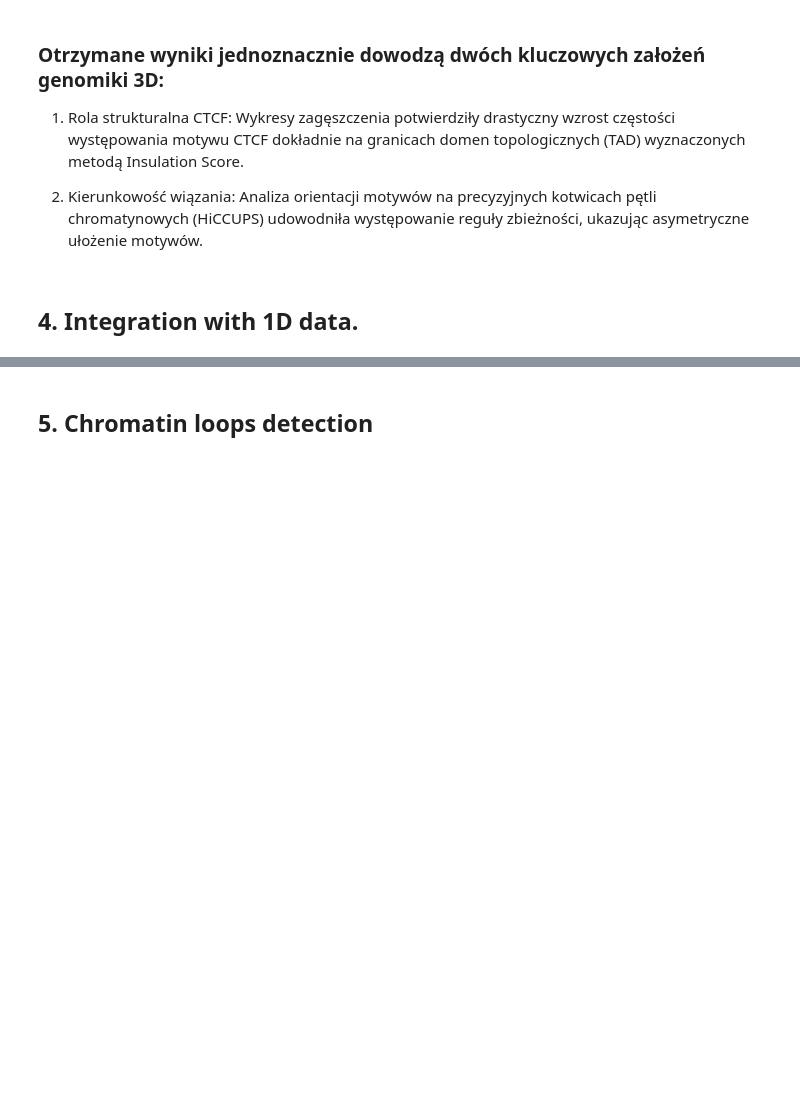
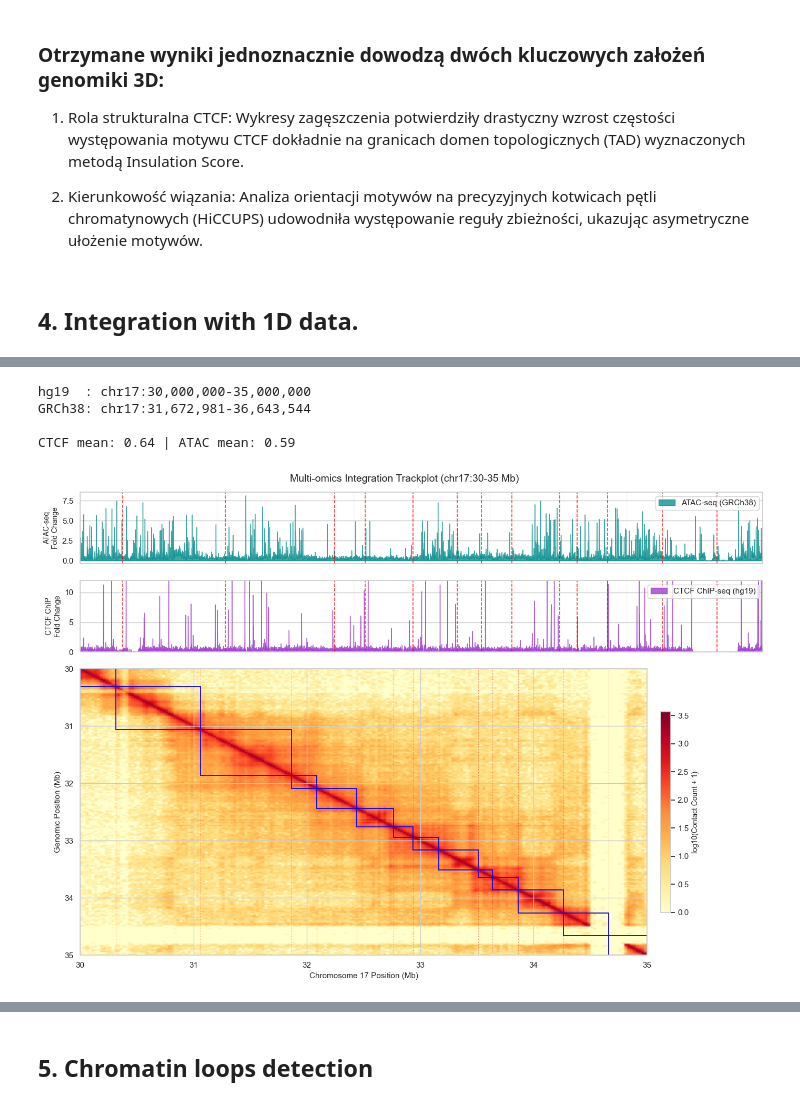
Before and after one commit to mosak2005/bioifna-projekt-3, a Jupyter notebook: Project3.ipynb, the cells around one changed output, grey strips where cells are left out. Drawn from its saved outputs; the diff is of its cells as text; code cells hidden in the pictures; blank space fills up the shorter version.

```diff
--- a/Project3.ipynb
+++ b/Project3.ipynb
@@ -796,3 +815,80 @@ Wykres słupkowy przy odpowiednim rozmiarze okna (12kB) dosyć dobrze oddaje nat
+# %%
+chrom = "17"
+chrom_bw = f"chr{chrom}"
+start_hg19, end_hg19 = 30_000_000, 35_000_000
+bins_1kb  = (end_hg19 - start_hg19) // 1_000     # 5000 binow dla trackplotu
+bins_25kb = (end_hg19 - start_hg19) // 25_000    # 200 binow zgodnie z macierza Hi-C
+
+# LiftOver hg19 -> GRCh38 (ATAC-seq jest tylko w GRCh38)
+lo = LiftOver('hg19', 'hg38')
+start_hg38 = lo.convert_coordinate(chrom_bw, start_hg19)[0][1]
+end_hg38   = lo.convert_coordinate(chrom_bw, end_hg19)[0][1]
+print(f"hg19  : {chrom_bw}:{start_hg19:,}-{end_hg19:,}")
+print(f"GRCh38: {chrom_bw}:{start_hg38:,}-{end_hg38:,}")
+
+# Wczytanie BigWig + ekstrakcja sygnalu w 2 rozdzielczosciach (1kb dla trackplotu, 25kb dla Hi-C)
+bw_ctcf = pybigtools.open("./data/IMR90_CTCF_ChIP_hg19.bw")
+bw_atac = pybigtools.open("./data/IMR90_ATAC_seq_GRCh38.bw")
+
+ctcf_1kb  = bw_ctcf.values(chrom_bw, start_hg19, end_hg19, bins=bins_1kb,  summary='mean', missing=0.0)
+ctcf_25kb = bw_ctcf.values(chrom_bw, start_hg19, end_hg19, bins=bins_25kb, summary='mean', missing=0.0)
+atac_1kb  = bw_atac.values(chrom_bw, start_hg38, end_hg38, bins=bins_1kb,  summary='mean', missing=0.0)
+atac_25kb = bw_atac.values(chrom_bw, start_hg38, end_hg38, bins=bins_25kb, summary='mean', missing=0.0)
+
+print(f"\nCTCF mean: {ctcf_1kb.mean():.2f} | ATAC mean: {atac_1kb.mean():.2f}")
+# %% [output]
+hg19  : chr17:30,000,000-35,000,000
+GRCh38: chr17:31,672,981-36,643,544
+
+CTCF mean: 0.64 | ATAC mean: 0.59
 # %%
-# data vis
+# Multi-track plot: ATAC-seq + CTCF ChIP-seq + Hi-C z granicami TAD
+start_Mb = start_hg19 / 1e6
+end_Mb   = end_hg19 / 1e6
+x_1kb = np.linspace(start_Mb, end_Mb, bins_1kb)
+boundaries_Mb = np.array(tad_boundaries_bp) / 1e6
+
+fig, axes = plt.subplots(3, 1, sharex=True, figsize=(14, 10),
+                         gridspec_kw={"height_ratios": [1, 1, 4]})
+ax_atac, ax_ctcf, ax_hic = axes
+
+ax_atac.fill_between(x_1kb, atac_1kb, color="darkcyan", alpha=0.75, label="ATAC-seq (GRCh38)")
+ax_atac.set_ylabel("ATAC-seq\nFold Change", fontsize=10)
+ax_atac.legend(loc="upper right")
+ax_atac.grid(axis="x", linestyle=":", alpha=0.6)
+
+ax_ctcf.fill_between(x_1kb, ctcf_1kb, color="darkorchid", alpha=0.75, label="CTCF ChIP-seq (hg19)")
+ax_ctcf.set_ylabel("CTCF ChIP\nFold Change", fontsize=10)
+ax_ctcf.set_ylim(0, 12)  # ucinamy max ~22, zeby reszta byla widoczna
+ax_ctcf.legend(loc="upper right")
+ax_ctcf.grid(axis="x", linestyle=":", alpha=0.6)
+
+# Granice TAD: jaskrawe linie na panelach 1D, subtelne na Hi-C
+for b in boundaries_Mb:
+    if start_Mb <= b <= end_Mb:
+        ax_atac.axvline(b, color="red", linestyle="--", linewidth=1.2, alpha=0.8)
+        ax_ctcf.axvline(b, color="red", linestyle="--", linewidth=1.2, alpha=0.8)
+        ax_hic.axvline(b,  color="red", linestyle=":",  linewidth=0.8, alpha=0.5)
+
+im = ax_hic.imshow(np.log10(mat + 1), cmap="YlOrRd", aspect="auto",
+                   extent=[start_Mb, end_Mb, end_Mb, start_Mb])
+ax_hic.set_xlabel(f"Chromosome {chrom} Position (Mb)", fontsize=11)
+ax_hic.set_ylabel("Genomic Position (Mb)", fontsize=11)
+
+# Kwadraty TAD na przekątnej (rozszerzone o brzegi regionu zeby złapac pierwszy i ostatni)
+extended = np.concatenate([[start_Mb], boundaries_Mb, [end_Mb]])
+for b1, b2 in zip(extended[:-1], extended[1:]):
+    if b1 >= start_Mb and b2 <= end_Mb:
+        ax_hic.add_patch(Rectangle((b1, b1), b2 - b1, b2 - b1,
+                                    edgecolor="blue", facecolor="none", linewidth=1.3))
+
+cbar = fig.colorbar(im, ax=ax_hic, orientation="vertical", shrink=0.7, pad=0.02)
+cbar.set_label("log10(Contact Count + 1)", fontsize=10)
+
+plt.suptitle(f"Multi-omics Integration Trackplot ({chrom_bw}:{start_hg19/1e6:g}-{end_hg19/1e6:g} Mb)",
+             fontsize=14, y=0.98)
+plt.tight_layout()
+plt.show()
+# %% [output]
+[figure, added]
 # %%
```
Also changed, not shown: parts of 18 cells of this notebook, 1 other file.
